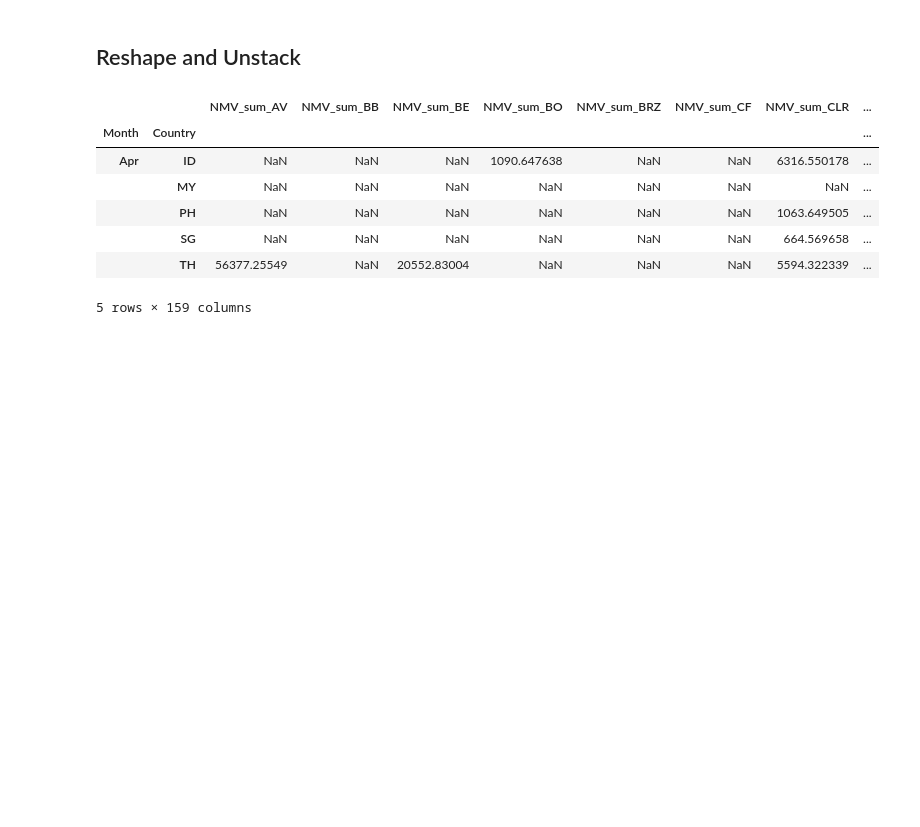
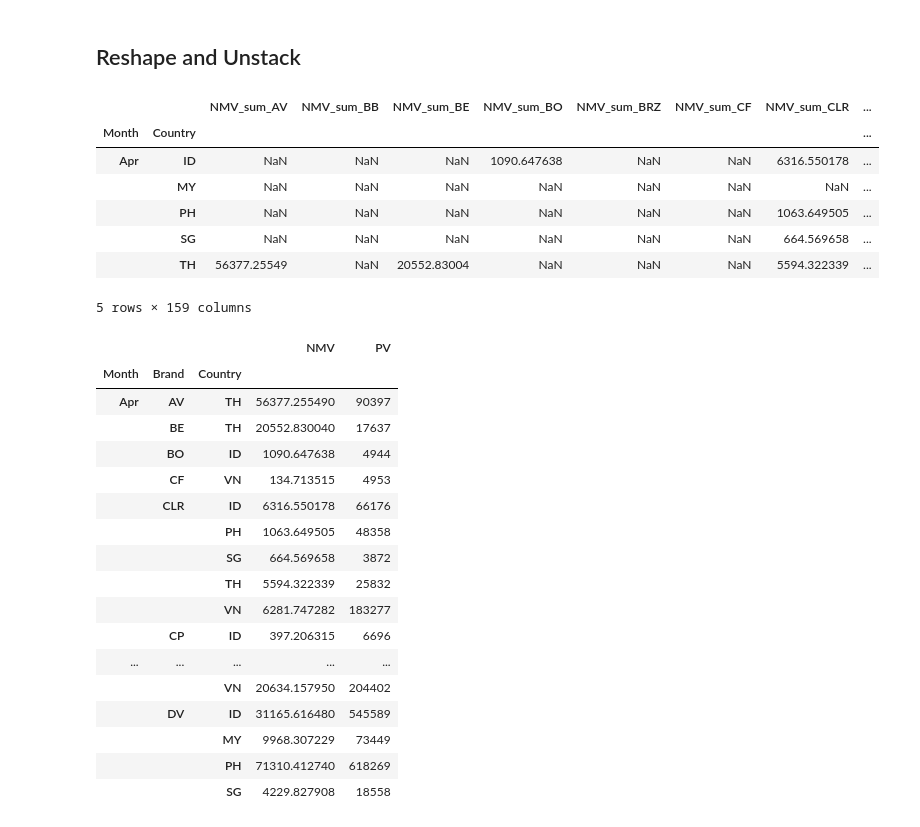
Before and after one commit to khzt2004/Python, a Jupyter notebook: Pandas_Notebook_Reference.ipynb, the cells around one changed output. Drawn from its saved outputs; the diff is of its cells as text; code cells hidden in the pictures; blank space fills up the shorter version.

```diff
--- a/Pandas_Notebook_Reference.ipynb
+++ b/Pandas_Notebook_Reference.ipynb
@@ -426,3 +426,29 @@ cr1.head()
 |  | SG | NaN | NaN | NaN | NaN | NaN | NaN | 664.569658 | ... |
 |  | TH | 56377.25549 | NaN | 20552.83004 | NaN | NaN | NaN | 5594.322339 | ... |
 5 rows × 159 columns
+# %%
+filter_df_pivot = filter_df.pivot_table(index=['Month', 'Brand', 'Country'],
+                      # columns = [],
+                      values=['NMV', 'PV'], aggfunc='sum',
+                      margins=True)
+
+filter_df_pivot.head(20)
+# %% [output]
+|  |  |  | NMV | PV |
+| Month | Brand | Country |  |  |
+| Apr | AV | TH | 56377.255490 | 90397 |
+|  | BE | TH | 20552.830040 | 17637 |
+|  | BO | ID | 1090.647638 | 4944 |
+|  | CF | VN | 134.713515 | 4953 |
+|  | CLR | ID | 6316.550178 | 66176 |
+|  |  | PH | 1063.649505 | 48358 |
+|  |  | SG | 664.569658 | 3872 |
+|  |  | TH | 5594.322339 | 25832 |
+|  |  | VN | 6281.747282 | 183277 |
+|  | CP | ID | 397.206315 | 6696 |
+| ... | ... | ... | ... | ... |
+|  |  | VN | 20634.157950 | 204402 |
+|  | DV | ID | 31165.616480 | 545589 |
+|  |  | MY | 9968.307229 | 73449 |
+|  |  | PH | 71310.412740 | 618269 |
+|  |  | SG | 4229.827908 | 18558 |
```
Also changed, not shown: parts of 7 cells of this notebook.
